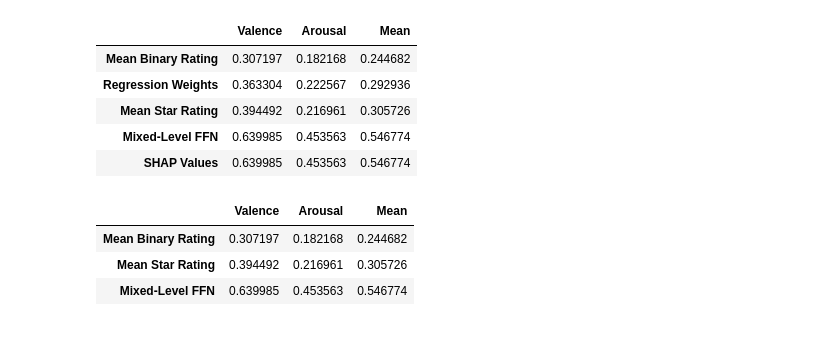
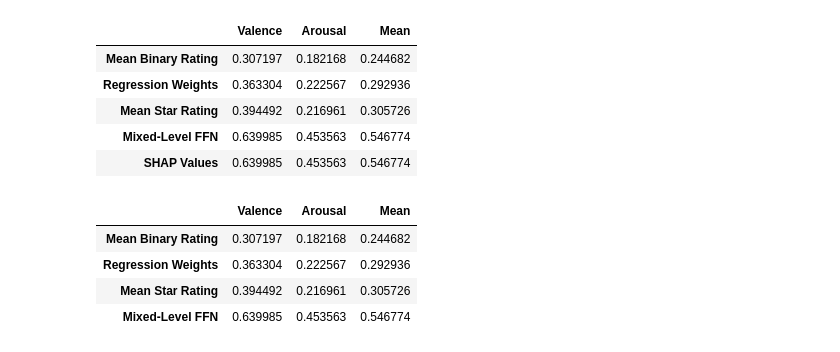
Before and after one commit to yoninachmany/empathy_dictionary, a Jupyter notebook: VAD correlations.ipynb, the cells around one changed output. Saved outputs shown, nothing was run; the diff lists cells and outputs as text; code cells hidden in the pictures.

Commit message:
readded reg weights

```diff
--- a/VAD correlations.ipynb
+++ b/VAD correlations.ipynb
@@ -407,10 +407,11 @@ correlations_df
 | Mixed-Level FFN | 0.639985 | 0.453563 | 0.546774 |
 | SHAP Values | 0.639985 | 0.453563 | 0.546774 |
 # %%
-correlations_df = correlations_df.drop(['Regression Weights', 'SHAP Values'])
+correlations_df = correlations_df.drop(['SHAP Values'])
 correlations_df
 # %% [output]
 |  | Valence | Arousal | Mean |
 | Mean Binary Rating | 0.307197 | 0.182168 | 0.244682 |
+| Regression Weights | 0.363304 | 0.222567 | 0.292936 |
 | Mean Star Rating | 0.394492 | 0.216961 | 0.305726 |
 | Mixed-Level FFN | 0.639985 | 0.453563 | 0.546774 |
```
